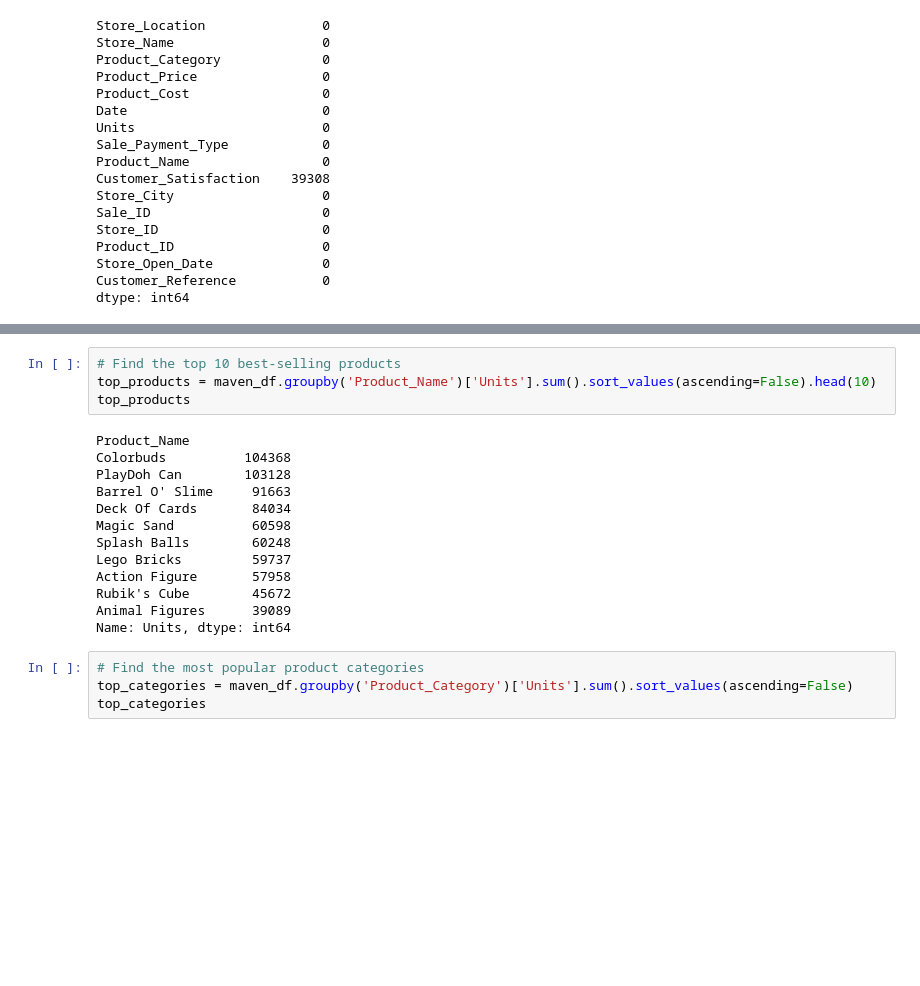
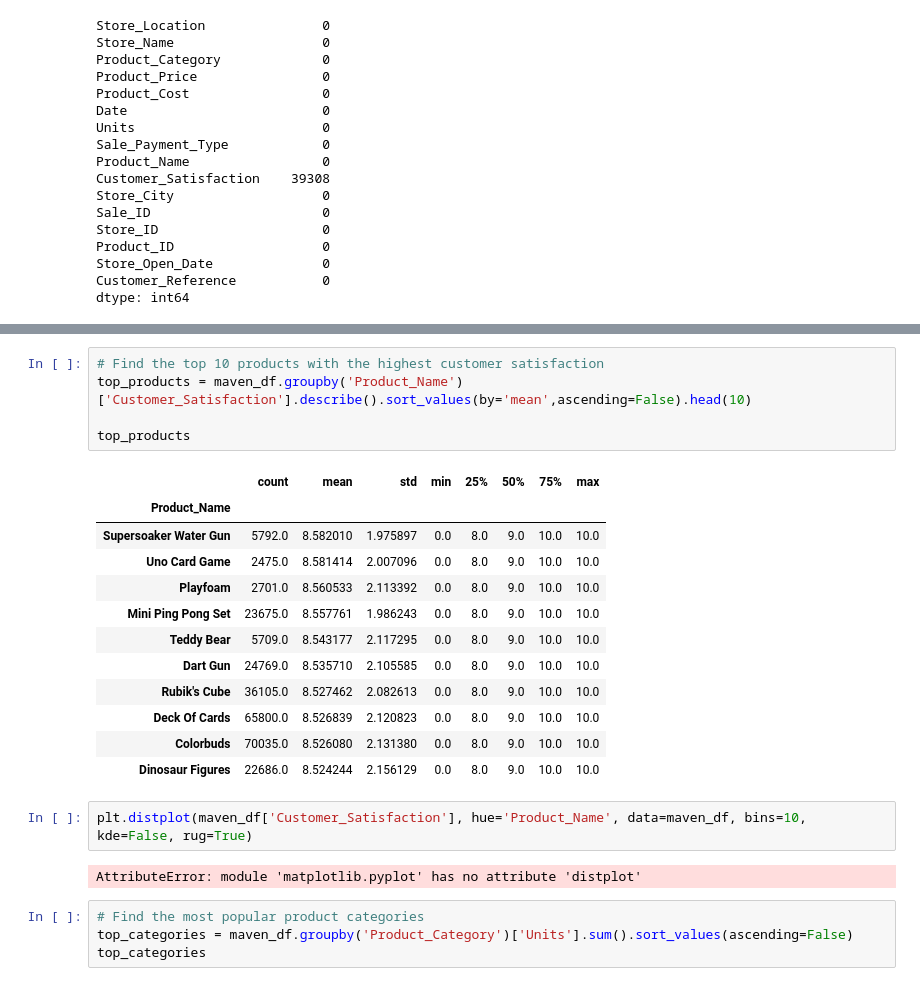
Before and after one commit to tianlan8/maven_toys_analysis, a Jupyter notebook: Maven_Toys_Data_Analysis.ipynb, the cells around one changed output, grey strips where cells are left out. Saved outputs shown, nothing was run; the diff lists cells and outputs as text; blank space fills up the shorter version.

```diff
--- a/Maven_Toys_Data_Analysis.ipynb
+++ b/Maven_Toys_Data_Analysis.ipynb
@@ -109,20 +148,25 @@ dtype: object
 # %%
-# Find the top 10 best-selling products
-top_products = maven_df.groupby('Product_Name')['Units'].sum().sort_values(ascending=False).head(10)
+# Find the top 10 products with the highest customer satisfaction
+top_products = maven_df.groupby('Product_Name')['Customer_Satisfaction'].describe().sort_values(by='mean',ascending=False).head(10)
+
 top_products
 # %% [output]
-Product_Name
-Colorbuds          104368
-PlayDoh Can        103128
-Barrel O' Slime     91663
-Deck Of Cards       84034
-Magic Sand          60598
-Splash Balls        60248
-Lego Bricks         59737
-Action Figure       57958
-Rubik's Cube        45672
-Animal Figures      39089
-Name: Units, dtype: int64
+|  | count | mean | std | min | 25% | 50% | 75% | max |
+| Product_Name |  |  |  |  |  |  |  |  |
+| Supersoaker Water Gun | 5792.0 | 8.582010 | 1.975897 | 0.0 | 8.0 | 9.0 | 10.0 | 10.0 |
+| Uno Card Game | 2475.0 | 8.581414 | 2.007096 | 0.0 | 8.0 | 9.0 | 10.0 | 10.0 |
+| Playfoam | 2701.0 | 8.560533 | 2.113392 | 0.0 | 8.0 | 9.0 | 10.0 | 10.0 |
+| Mini Ping Pong Set | 23675.0 | 8.557761 | 1.986243 | 0.0 | 8.0 | 9.0 | 10.0 | 10.0 |
+| Teddy Bear | 5709.0 | 8.543177 | 2.117295 | 0.0 | 8.0 | 9.0 | 10.0 | 10.0 |
+| Dart Gun | 24769.0 | 8.535710 | 2.105585 | 0.0 | 8.0 | 9.0 | 10.0 | 10.0 |
+| Rubik's Cube | 36105.0 | 8.527462 | 2.082613 | 0.0 | 8.0 | 9.0 | 10.0 | 10.0 |
+| Deck Of Cards | 65800.0 | 8.526839 | 2.120823 | 0.0 | 8.0 | 9.0 | 10.0 | 10.0 |
+| Colorbuds | 70035.0 | 8.526080 | 2.131380 | 0.0 | 8.0 | 9.0 | 10.0 | 10.0 |
+| Dinosaur Figures | 22686.0 | 8.524244 | 2.156129 | 0.0 | 8.0 | 9.0 | 10.0 | 10.0 |
+# %%
+plt.distplot(maven_df['Customer_Satisfaction'], hue='Product_Name', data=maven_df, bins=10, kde=False, rug=True)
+# %% [output]
+AttributeError: module 'matplotlib.pyplot' has no attribute 'distplot'
 # %%
 # Find the most popular product categories
 top_categories = maven_df.groupby('Product_Category')['Units'].sum().sort_values(ascending=False)
```
Also changed, not shown: parts of 8 cells of this notebook.
